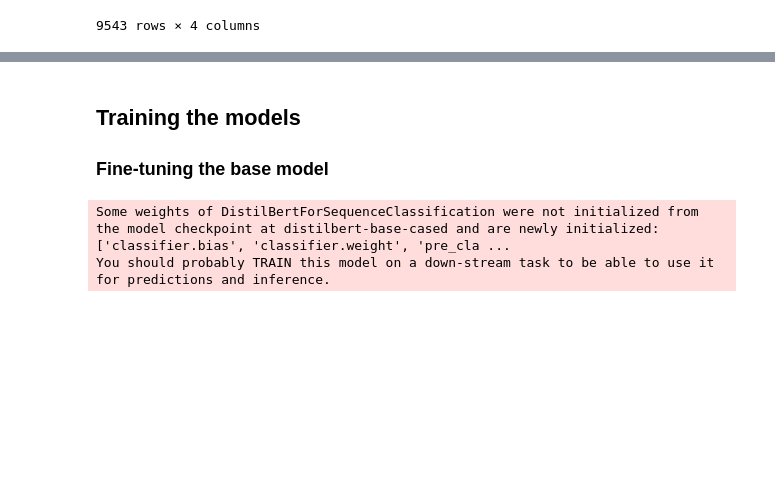
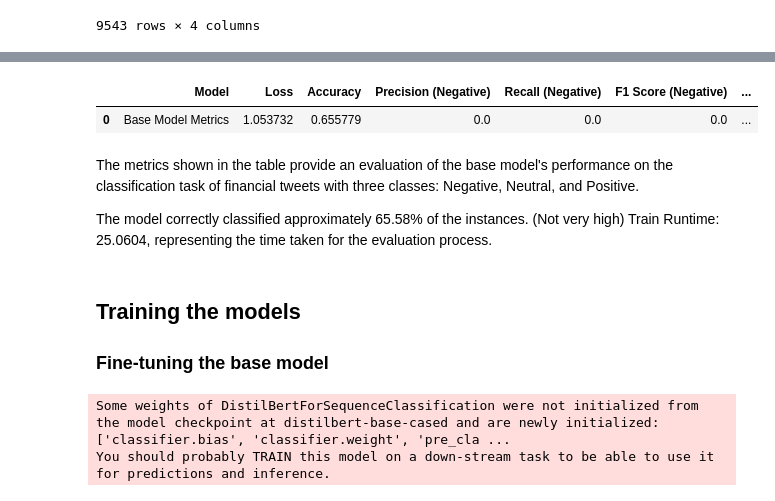
Before and after one commit to jmsm1983/Ligthweight_finetuning_to_-foundation_model, a Jupyter notebook: Capstone Project.ipynb, the cells around one changed output, grey strips where cells are left out. Saved outputs shown, nothing was run; the diff lists cells and outputs as text; code cells hidden in the pictures; blank space fills up the shorter version.

```diff
--- a/Capstone Project.ipynb
+++ b/Capstone Project.ipynb
@@ -343,0 +342,31 @@ tokenized_df
+# %%
+
+# Load the tokenizer and model
+model = AutoModelForSequenceClassification.from_pretrained(
+    'distilbert-base-cased',
+    num_labels=3,
+    id2label={0:"Bearish", 1:"Bullish", 2:"Neutral"},
+    label2id={"Bearish":0, "Bullish":1, "Neutral":2}
+)
+
+# Define training arguments
+training_args = TrainingArguments(
+    output_dir='./data/model', # where we save the model checkpoiints
+    num_train_epochs=0,  # No training, only evaluation
+    per_device_train_batch_size=16,
+    per_device_eval_batch_size=16,
+    warmup_steps=500,
+    weight_decay=0.01,
+)
+
+# Initialize the Trainer
+trainer = Trainer(
+    model=model,
+    args=training_args,
+    train_dataset=tokenized_datasets['train'],
+    eval_dataset=tokenized_datasets['validation'],
+    compute_metrics=compute_metrics
+)
+
+# Evaluate the base model
+base_model_metrics = trainer.evaluate()
@@ -344,3 +377,14 @@ tokenized_df
+# %%
+results_df_base = create_results_dataframe(base_model_metrics,"Base Model Metrics")
+results_df_base
+# %% [output]
+|  | Model | Loss | Accuracy | Precision (Negative) | Recall (Negative) | F1 Score (Negative) | ... |
+| 0 | Base Model Metrics | 1.053732 | 0.655779 | 0.0 | 0.0 | 0.0 | ... |
+# %% [markdown]
+The metrics shown in the table provide an evaluation of the base model's performance on the classification task of financial tweets with three classes: Negative, Neutral, and Positive.
+
+The model correctly classified approximately 65.58% of the instances. (Not very high)
+Train Runtime: 25.0604, representing the time taken for the evaluation process.
 # %% [markdown]
 ## Training the models
 ### Fine-tuning the base model
```
Also changed, not shown: parts of 5 cells of this notebook.
